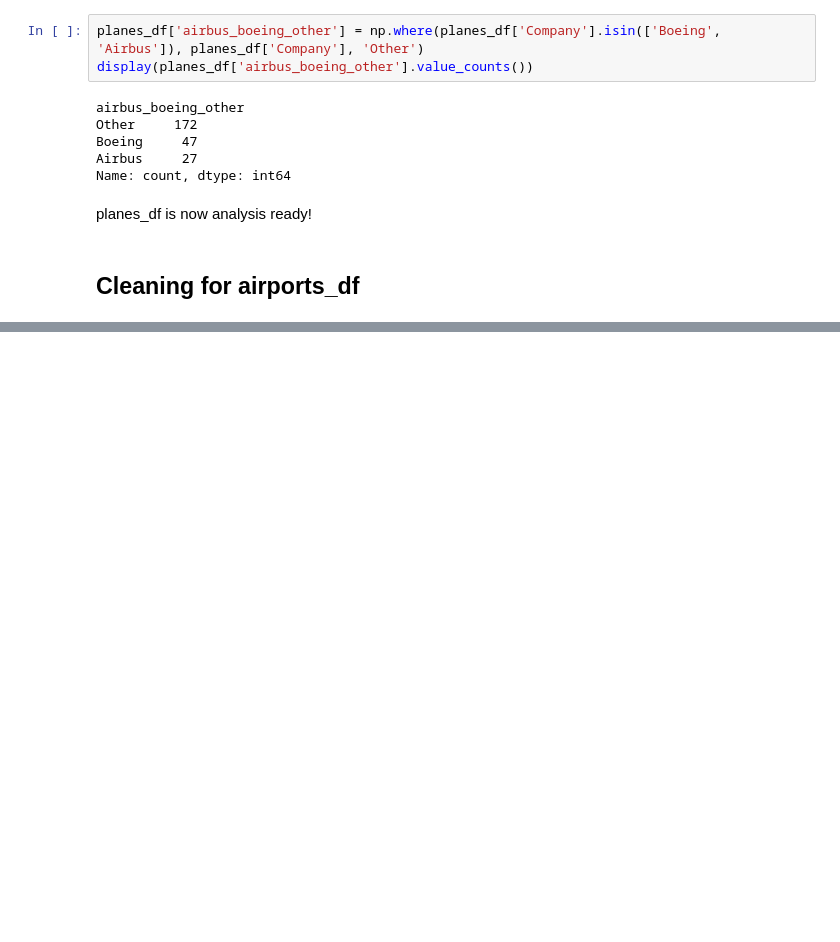
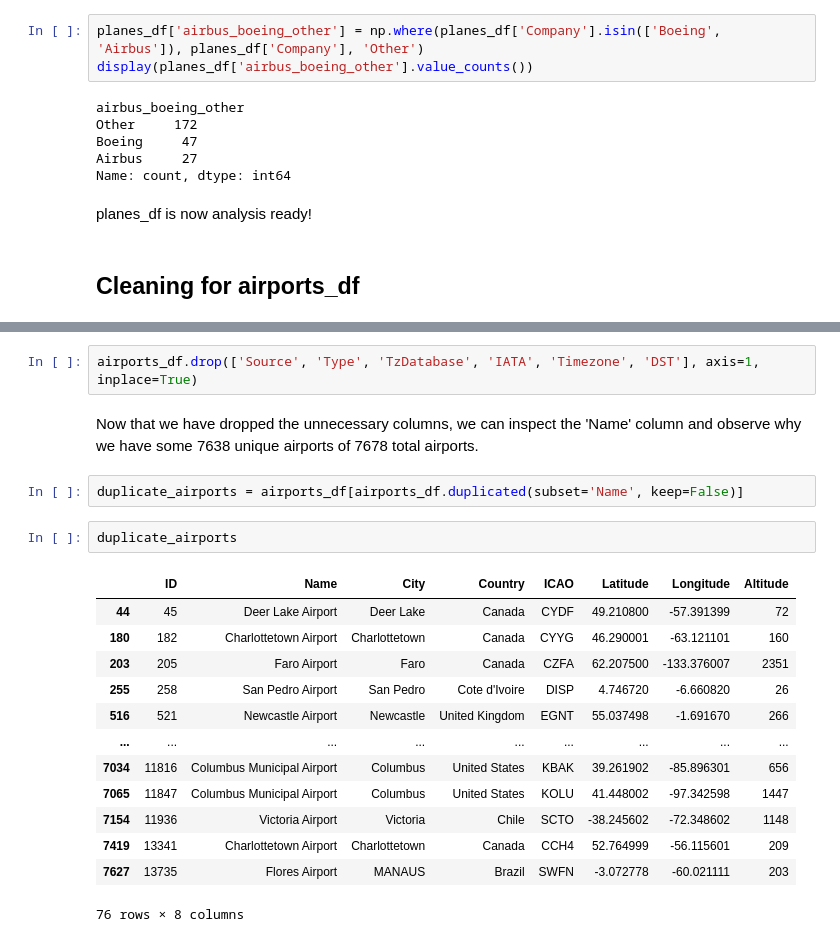
Before and after one commit to sakinanazarali/MADS_Milestone1, a Jupyter notebook: data_cleaning.ipynb, the cells around one changed output, grey strips where cells are left out. Saved outputs shown, nothing was run; the diff lists cells and outputs as text; blank space fills up the shorter version.

```diff
--- a/data_cleaning.ipynb
+++ b/data_cleaning.ipynb
@@ -303,0 +305,22 @@ planes_df is now analysis ready!
+# %%
+airports_df.drop(['Source', 'Type', 'TzDatabase', 'IATA', 'Timezone', 'DST'], axis=1, inplace=True)
+# %% [markdown]
+Now that we have dropped the unnecessary columns, we can inspect the 'Name' column and observe why we have some 7638 unique airports of 7678 total airports.
+# %%
+duplicate_airports = airports_df[airports_df.duplicated(subset='Name', keep=False)]
+# %%
+duplicate_airports
+# %% [output]
+|  | ID | Name | City | Country | ICAO | Latitude | Longitude | Altitude |
+| 44 | 45 | Deer Lake Airport | Deer Lake | Canada | CYDF | 49.210800 | -57.391399 | 72 |
+| 180 | 182 | Charlottetown Airport | Charlottetown | Canada | CYYG | 46.290001 | -63.121101 | 160 |
+| 203 | 205 | Faro Airport | Faro | Canada | CZFA | 62.207500 | -133.376007 | 2351 |
+| 255 | 258 | San Pedro Airport | San Pedro | Cote d'Ivoire | DISP | 4.746720 | -6.660820 | 26 |
+| 516 | 521 | Newcastle Airport | Newcastle | United Kingdom | EGNT | 55.037498 | -1.691670 | 266 |
+| ... | ... | ... | ... | ... | ... | ... | ... | ... |
+| 7034 | 11816 | Columbus Municipal Airport | Columbus | United States | KBAK | 39.261902 | -85.896301 | 656 |
+| 7065 | 11847 | Columbus Municipal Airport | Columbus | United States | KOLU | 41.448002 | -97.342598 | 1447 |
+| 7154 | 11936 | Victoria Airport | Victoria | Chile | SCTO | -38.245602 | -72.348602 | 1148 |
+| 7419 | 13341 | Charlottetown Airport | Charlottetown | Canada | CCH4 | 52.764999 | -56.115601 | 209 |
+| 7627 | 13735 | Flores Airport | MANAUS | Brazil | SWFN | -3.072778 | -60.021111 | 203 |
+76 rows × 8 columns
```
Also changed, not shown: parts of 75 cells of this notebook.
